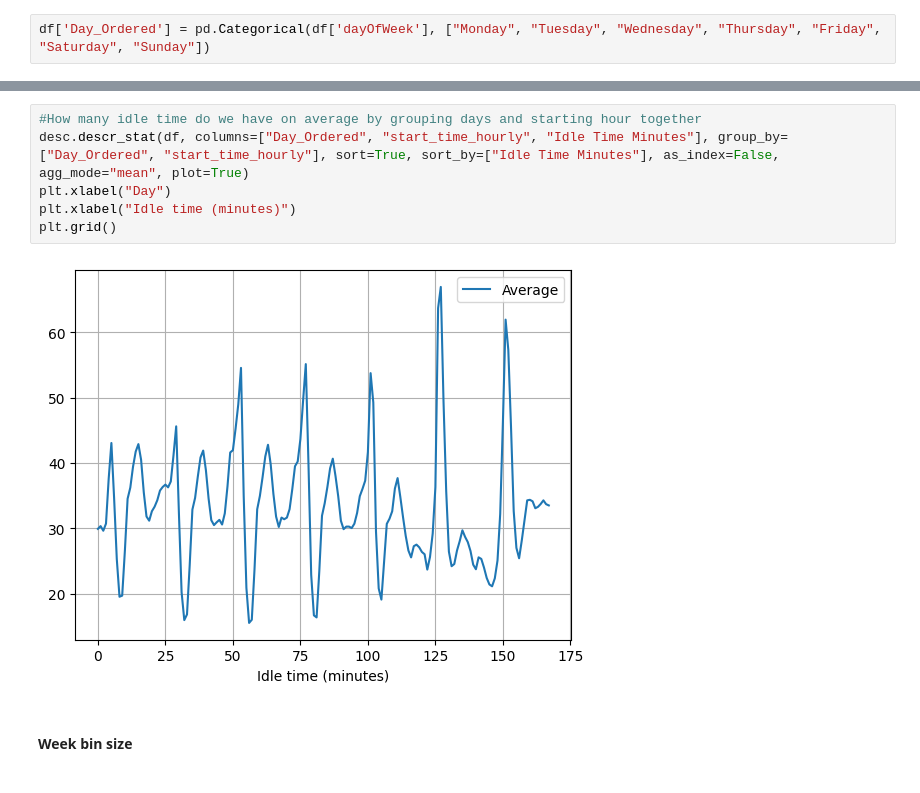
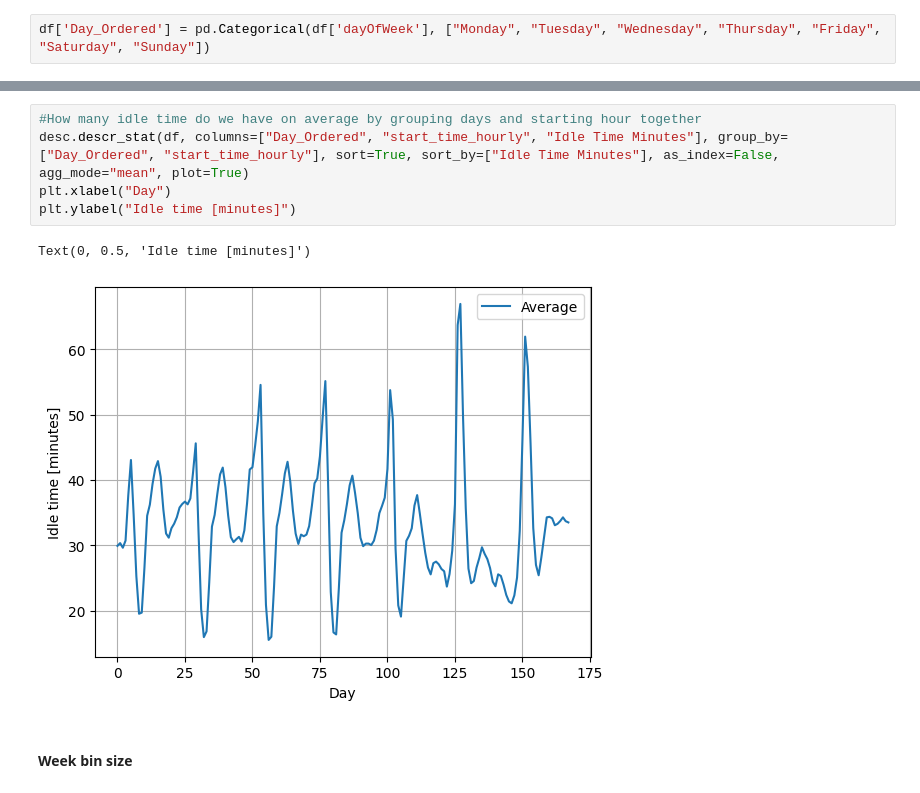
Before and after one commit to Hannah2800/AAA_2023_AdvancedPythonPandas, a Jupyter notebook: Task 2 - Descriptive (Spatial) Analysis/Task 2 - Descriptive (Spatial) Analytics - Average idle time.ipynb, the cells around one changed output, grey strips where cells are left out. Drawn from its saved outputs; the diff is of its cells as text.

```diff
--- a/Task 2 - Descriptive (Spatial) Analysis/Task 2 - Descriptive (Spatial) Analytics - Average idle time.ipynb
+++ b/Task 2 - Descriptive (Spatial) Analysis/Task 2 - Descriptive (Spatial) Analytics - Average idle time.ipynb
@@ -329,11 +424,11 @@ plt.grid()
 # %%
 #How many idle time do we have on average by grouping days and starting hour together
 desc.descr_stat(df, columns=["Day_Ordered", "start_time_hourly", "Idle Time Minutes"], group_by=["Day_Ordered", "start_time_hourly"], sort=True, sort_by=["Idle Time Minutes"], as_index=False, agg_mode="mean", plot=True)
 plt.xlabel("Day")
-plt.xlabel("Idle time (minutes)")
-plt.grid()
+plt.ylabel("Idle time [minutes]")
 # %% [output]
+Text(0, 0.5, 'Idle time [minutes]')
-[figure, old version]
+[figure, new version]
 # %% [markdown]
 #### Week bin size
 # %%
```
Also changed, not shown: parts of 34 cells of this notebook, 1 other file.
